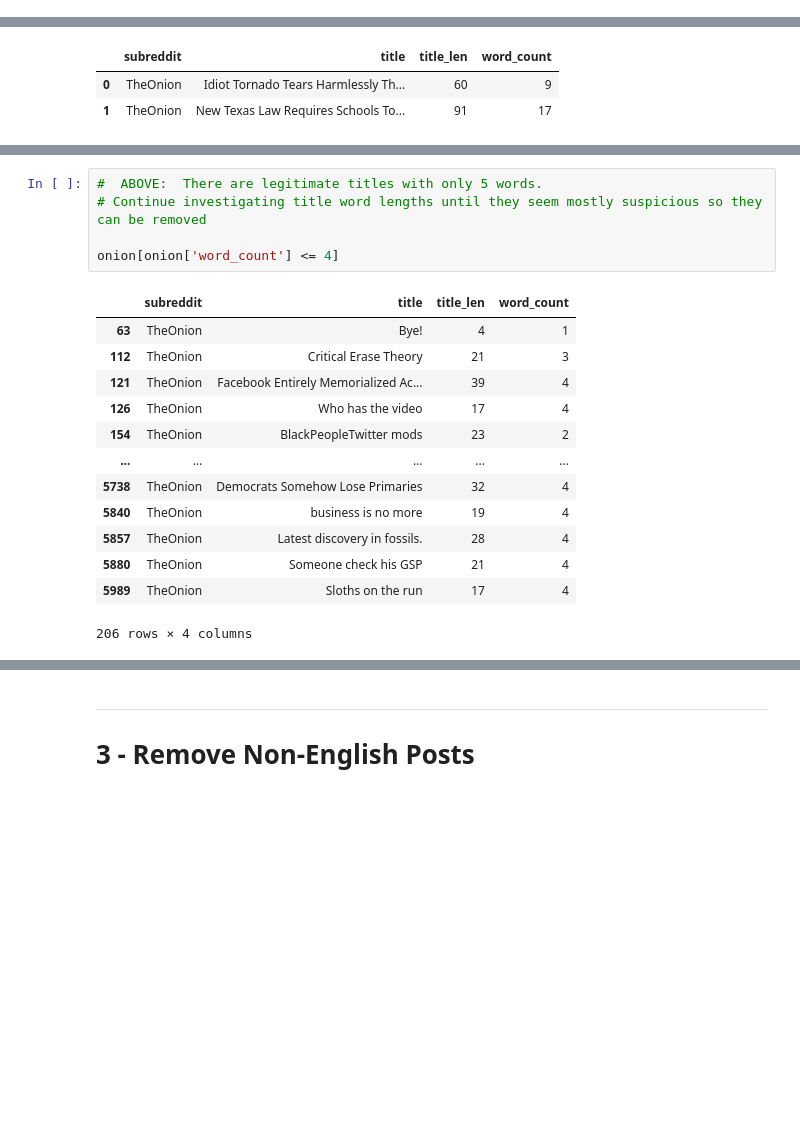
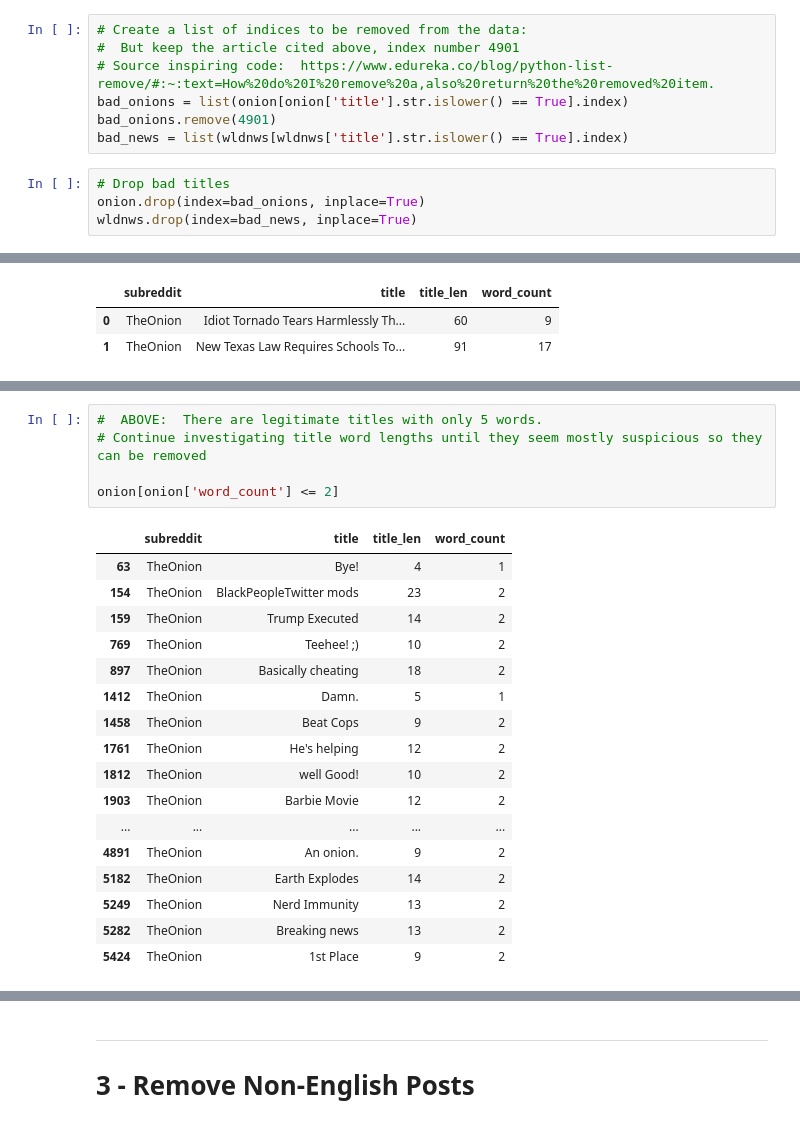
Before and after one commit to drossDS/Humor_Identification_with_NLP, a Jupyter notebook: code/2-Data_Cleaning.ipynb, the cells around one changed output, grey strips where cells are left out. Saved outputs shown, nothing was run; the diff lists cells and outputs as text; blank space fills up the shorter version.

```diff
--- a/code/2-Data_Cleaning.ipynb
+++ b/code/2-Data_Cleaning.ipynb
@@ -616 +615,12 @@ bad_news = bad_news.union(set(wldnws[wldnws['title'].str.islower() == True].inde
+# %%
+# Create a list of indices to be removed from the data:
+#  But keep the article cited above, index number 4901
+# Source inspiring code:  https://www.edureka.co/blog/python-list-remove/#:~:text=How%20do%20I%20remove%20a,also%20return%20the%20removed%20item.
+bad_onions = list(onion[onion['title'].str.islower() == True].index)
+bad_onions.remove(4901)
+bad_news = list(wldnws[wldnws['title'].str.islower() == True].index)
+# %%
+# Drop bad titles
+onion.drop(index=bad_onions, inplace=True)
+wldnws.drop(index=bad_news, inplace=True)
 # %% [markdown]
@@ -658,22 +668,26 @@ onion[onion['word_count'] <= 5]
 # %%
 #  ABOVE:  There are legitimate titles with only 5 words.
 # Continue investigating title word lengths until they seem mostly suspicious so they can be removed
 
-onion[onion['word_count'] <= 4]
+onion[onion['word_count'] <= 2]
 # %% [output]
 |  | subreddit | title | title_len | word_count |
 | 63 | TheOnion | Bye! | 4 | 1 |
-| 112 | TheOnion | Critical Erase Theory | 21 | 3 |
-| 121 | TheOnion | Facebook Entirely Memorialized Ac... | 39 | 4 |
-| 126 | TheOnion | Who has the video | 17 | 4 |
 | 154 | TheOnion | BlackPeopleTwitter mods | 23 | 2 |
+| 159 | TheOnion | Trump Executed | 14 | 2 |
+| 769 | TheOnion | Teehee! ;) | 10 | 2 |
+| 897 | TheOnion | Basically cheating | 18 | 2 |
+| 1412 | TheOnion | Damn. | 5 | 1 |
+| 1458 | TheOnion | Beat Cops | 9 | 2 |
+| 1761 | TheOnion | He's helping | 12 | 2 |
+| 1812 | TheOnion | well Good! | 10 | 2 |
+| 1903 | TheOnion | Barbie Movie | 12 | 2 |
 | ... | ... | ... | ... | ... |
-| 5738 | TheOnion | Democrats Somehow Lose Primaries | 32 | 4 |
-| 5840 | TheOnion | business is no more | 19 | 4 |
-| 5857 | TheOnion | Latest discovery in fossils. | 28 | 4 |
-| 5880 | TheOnion | Someone check his GSP | 21 | 4 |
-| 5989 | TheOnion | Sloths on the run | 17 | 4 |
+| 4891 | TheOnion | An onion. | 9 | 2 |
+| 5182 | TheOnion | Earth Explodes | 14 | 2 |
+| 5249 | TheOnion | Nerd Immunity | 13 | 2 |
+| 5282 | TheOnion | Breaking news | 13 | 2 |
+| 5424 | TheOnion | 1st Place | 9 | 2 |
-206 rows × 4 columns
 # %%
 wldnws[wldnws['word_count'] <= 4]
 # %% [output]
```
Also changed, not shown: parts of 17 cells of this notebook.
